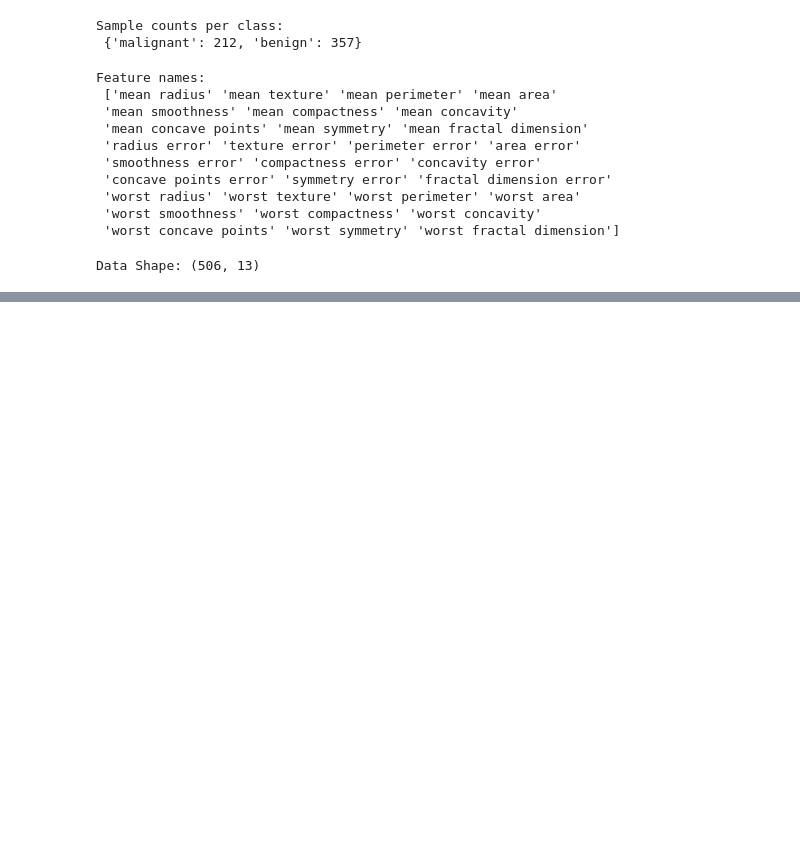
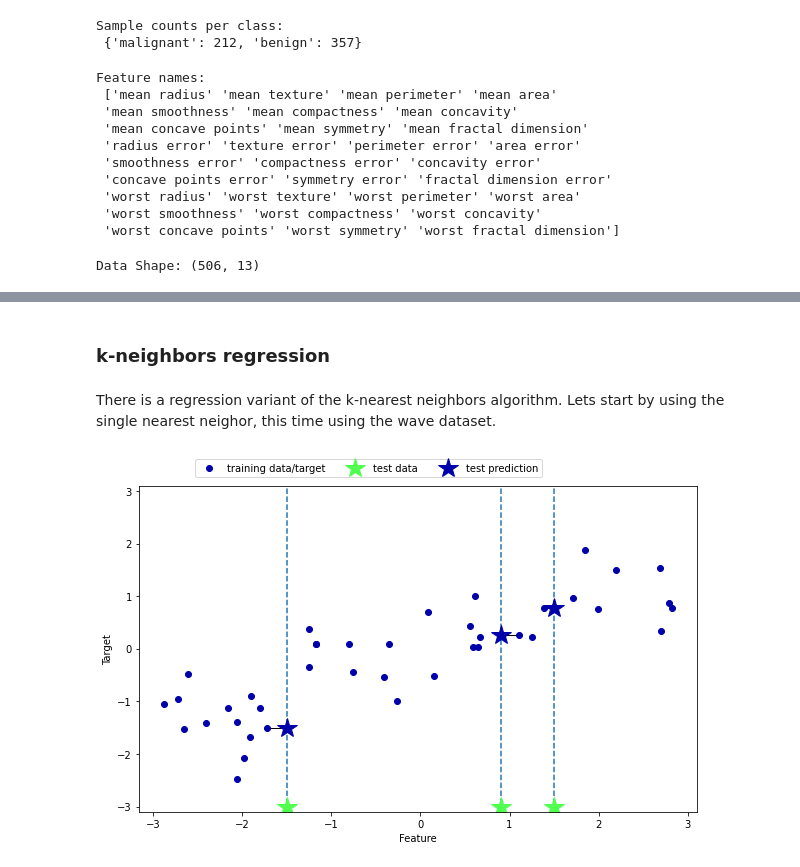
Before and after one commit to snorrealv/machine-learning_284, a Jupyter notebook: chapter2_examples.ipynb, the cells around one changed output, grey strips where cells are left out. Saved outputs shown, nothing was run; the diff lists cells and outputs as text; code cells hidden in the pictures; blank space fills up the shorter version.

```diff
--- a/chapter2_examples.ipynb
+++ b/chapter2_examples.ipynb
@@ -103,0 +176,8 @@ dir(boston.data)
+# %% [markdown]
+### k-neighbors regression
+# %% [markdown]
+There is a regression variant of the k-nearest neighbors algorithm. Lets start by using the single nearest neighor, this time using the wave dataset.
+# %%
+mglearn.plots.plot_knn_regression(n_neighbors = 1)
+# %% [output]
+[figure, added]
```
Also changed, not shown: parts of 23 cells of this notebook.
